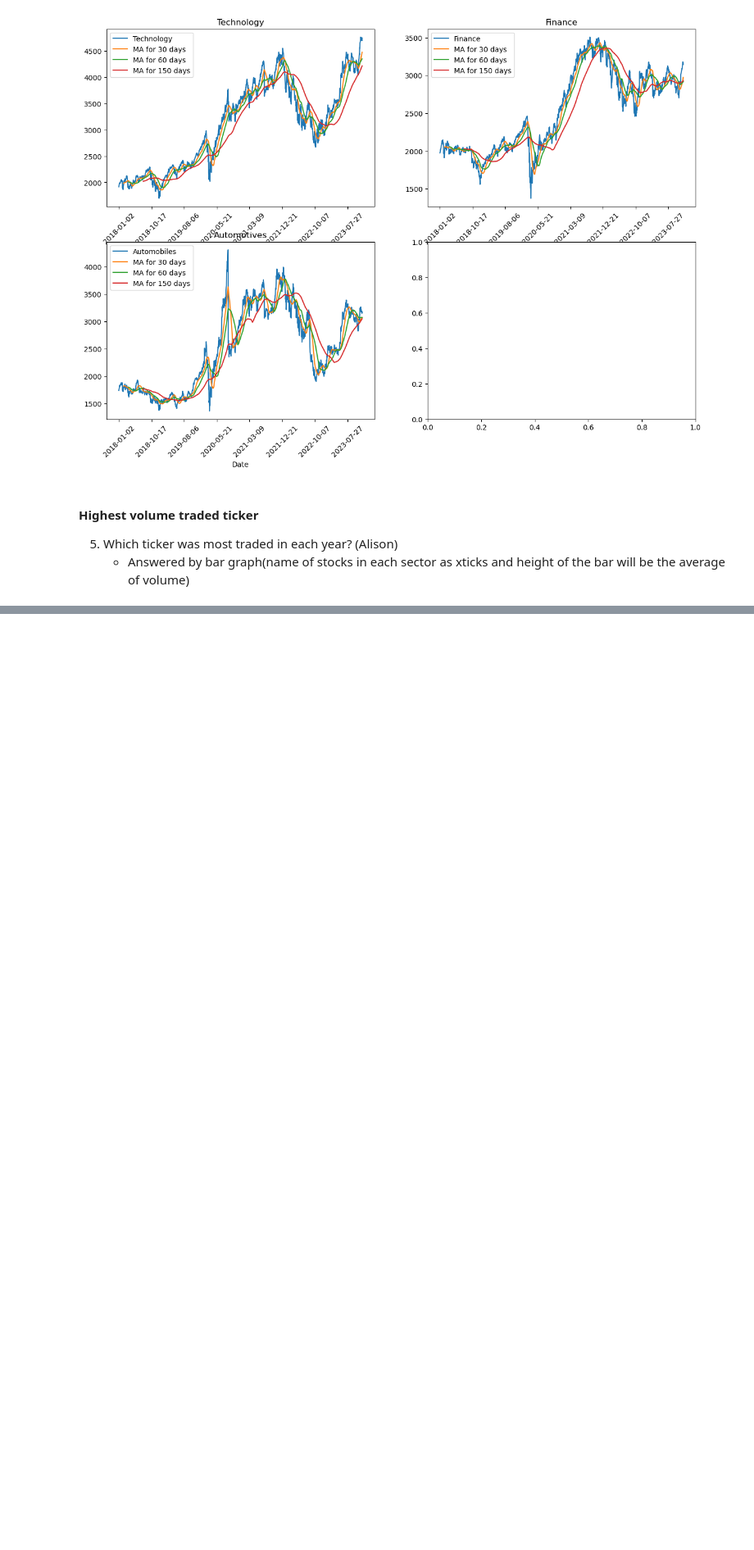
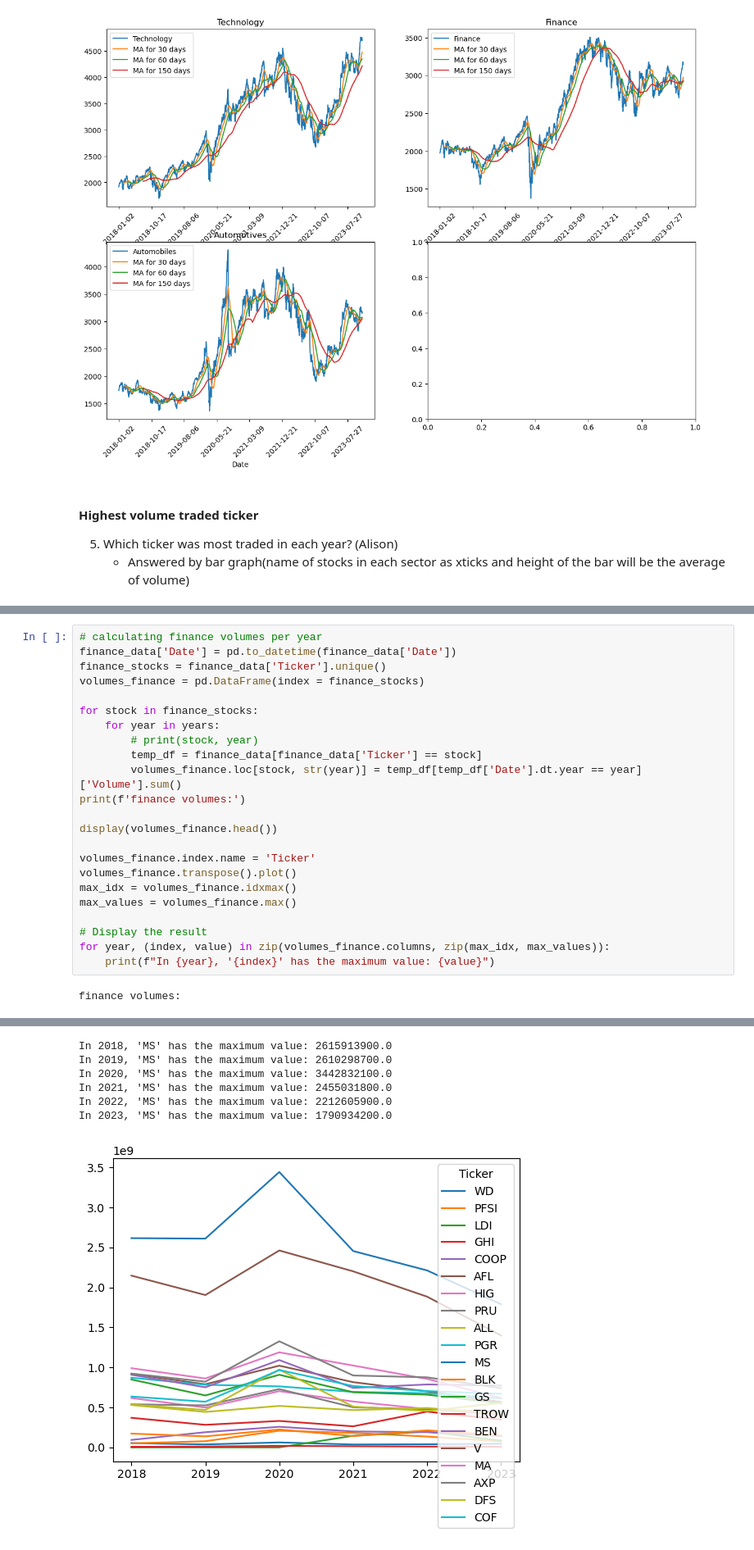
Before and after one commit to alisonands/Stock-Analysis, a Jupyter notebook: Tech/visualizations.ipynb, the cells around one changed output, grey strips where cells are left out. Shown: that part at 82% size. Saved outputs shown, nothing was run; the diff lists cells and outputs as text; blank space fills up the shorter version.

```diff
--- a/Tech/visualizations.ipynb
+++ b/Tech/visualizations.ipynb
@@ -160,0 +153,25 @@ volumes
+# %%
+# calculating finance volumes per year
+finance_data['Date'] = pd.to_datetime(finance_data['Date'])
+finance_stocks = finance_data['Ticker'].unique()
+volumes_finance = pd.DataFrame(index = finance_stocks)
+
+for stock in finance_stocks:
+    for year in years:
+        # print(stock, year)
+        temp_df = finance_data[finance_data['Ticker'] == stock]
+        volumes_finance.loc[stock, str(year)] = temp_df[temp_df['Date'].dt.year == year]['Volume'].sum()
+print(f'finance volumes:')
+
+display(volumes_finance.head())
+
+volumes_finance.index.name = 'Ticker'
+volumes_finance.transpose().plot()
+max_idx = volumes_finance.idxmax()
+max_values = volumes_finance.max()
+
+# Display the result
+for year, (index, value) in zip(volumes_finance.columns, zip(max_idx, max_values)):
+    print(f"In {year}, '{index}' has the maximum value: {value}")
+# %% [output]
+finance volumes:
@@ -160,0 +184,7 @@ volumes
+In 2018, 'MS' has the maximum value: 2615913900.0
+In 2019, 'MS' has the maximum value: 2610298700.0
+In 2020, 'MS' has the maximum value: 3442832100.0
+In 2021, 'MS' has the maximum value: 2455031800.0
+In 2022, 'MS' has the maximum value: 2212605900.0
+In 2023, 'MS' has the maximum value: 1790934200.0
+[figure, added]
```
Also changed, not shown: parts of 11 cells of this notebook.
